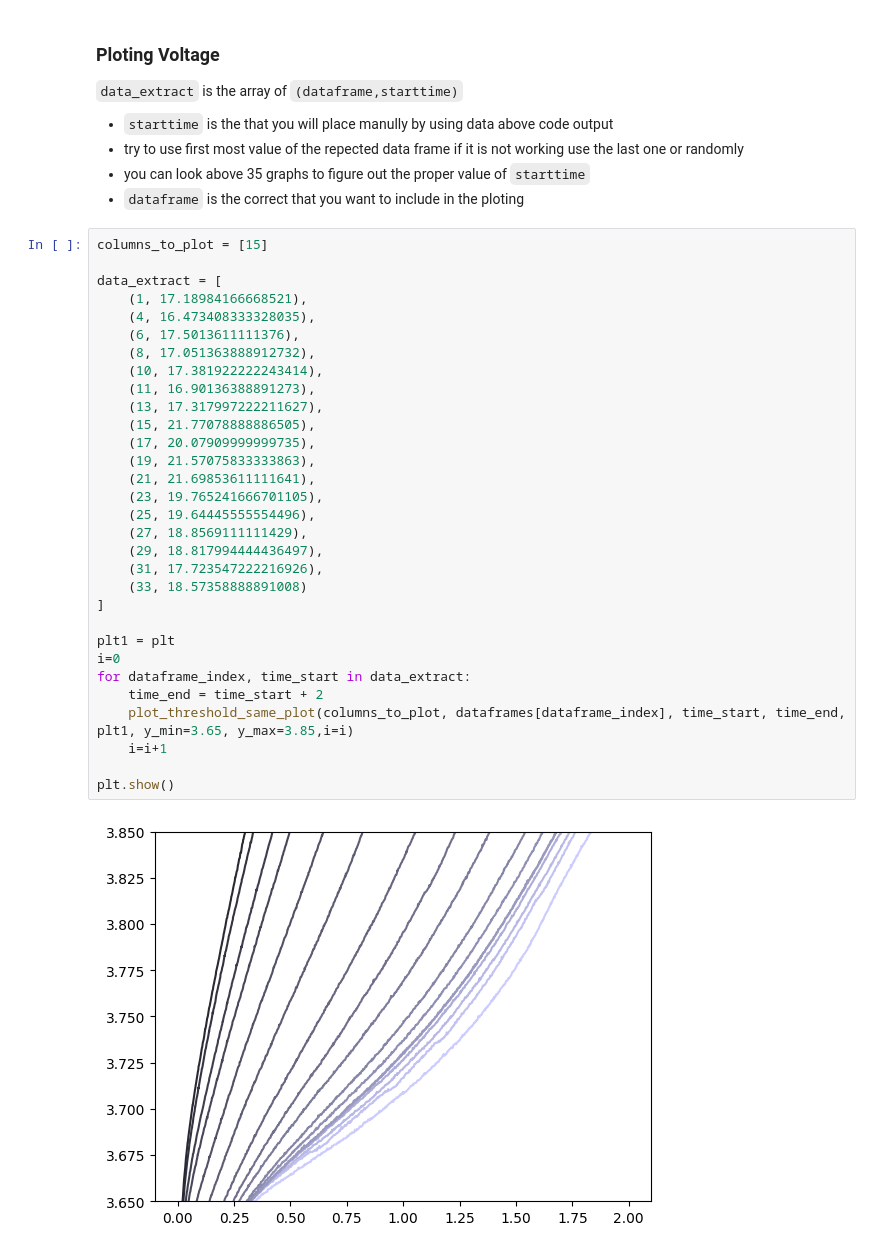
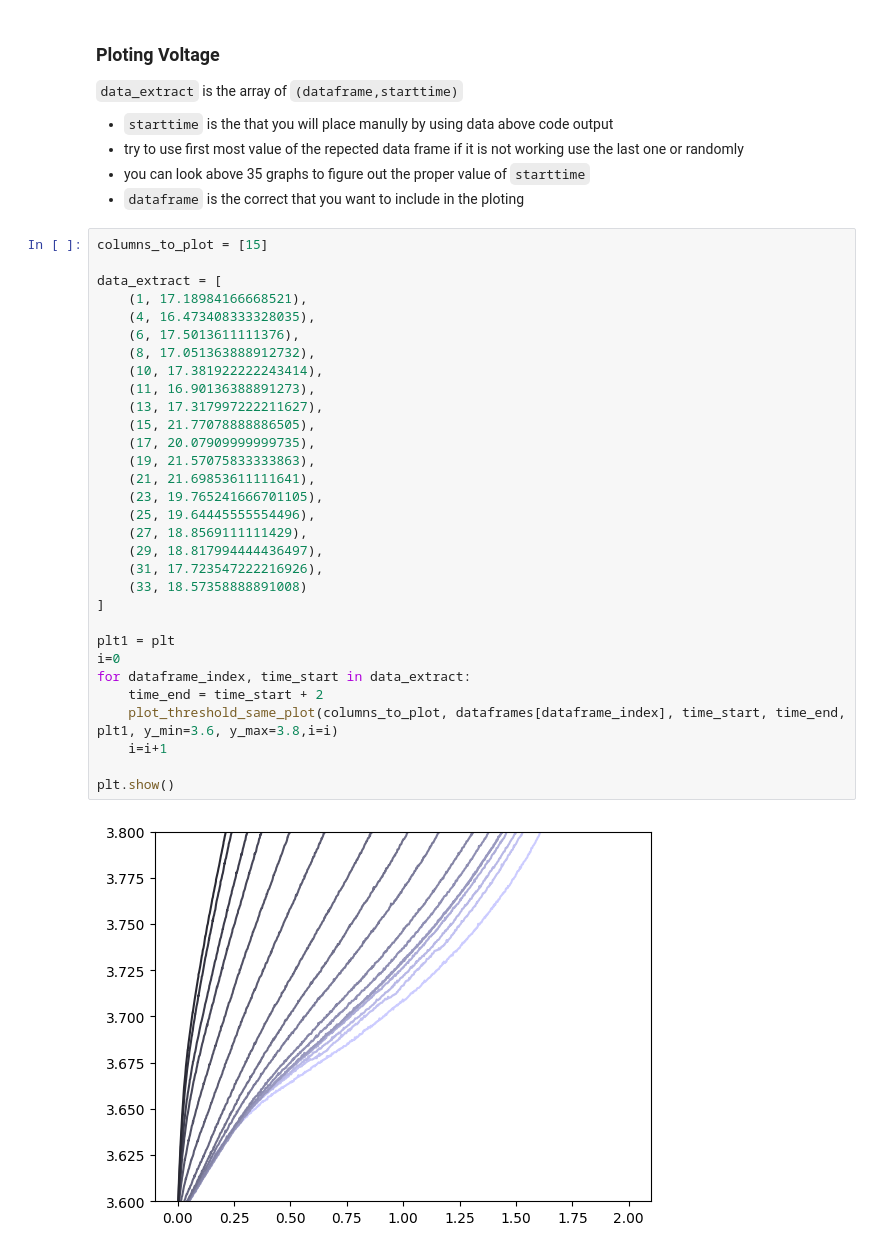
Before and after one commit to umerghafoor/battery-degradation-trajectory-prediction, a Jupyter notebook: lifetimedataExtraction.ipynb, the cells around one changed output. Cells and saved outputs as stored; diff of their text form.

```diff
--- a/lifetimedataExtraction.ipynb
+++ b/lifetimedataExtraction.ipynb
@@ -289,32 +289,32 @@ Spannung , 3.6 t = 21.80212500002649
 columns_to_plot = [15]
 
 data_extract = [
     (1, 17.18984166668521),
     (4, 16.473408333328035),
     (6, 17.5013611111376),
     (8, 17.051363888912732),
     (10, 17.381922222243414),
     (11, 16.90136388891273),
     (13, 17.317997222211627),
     (15, 21.77078888886505),
     (17, 20.07909999999735),
     (19, 21.57075833333863),
     (21, 21.69853611111641),
     (23, 19.765241666701105),
     (25, 19.64445555554496),
     (27, 18.8569111111429),
     (29, 18.817994444436497),
     (31, 17.723547222216926),
     (33, 18.57358888891008)
 ]
 
 plt1 = plt
 i=0
 for dataframe_index, time_start in data_extract:
     time_end = time_start + 2
-    plot_threshold_same_plot(columns_to_plot, dataframes[dataframe_index], time_start, time_end, plt1, y_min=3.65, y_max=3.85,i=i)
+    plot_threshold_same_plot(columns_to_plot, dataframes[dataframe_index], time_start, time_end, plt1, y_min=3.6, y_max=3.8,i=i)
     i=i+1
 
 plt.show()
 # %% [output]
-[figure, old version]
+[figure, new version]
```
Also changed, not shown: parts of 6 cells of this notebook, 4 other files.
